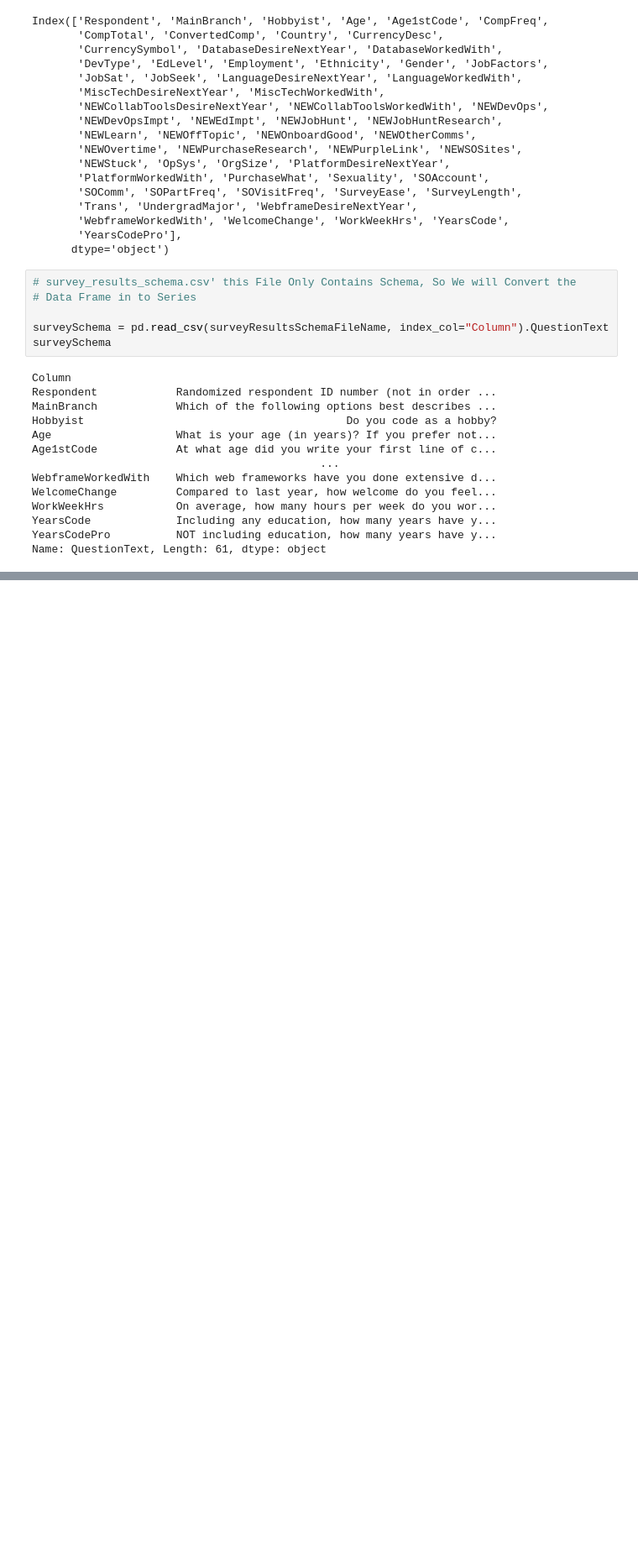
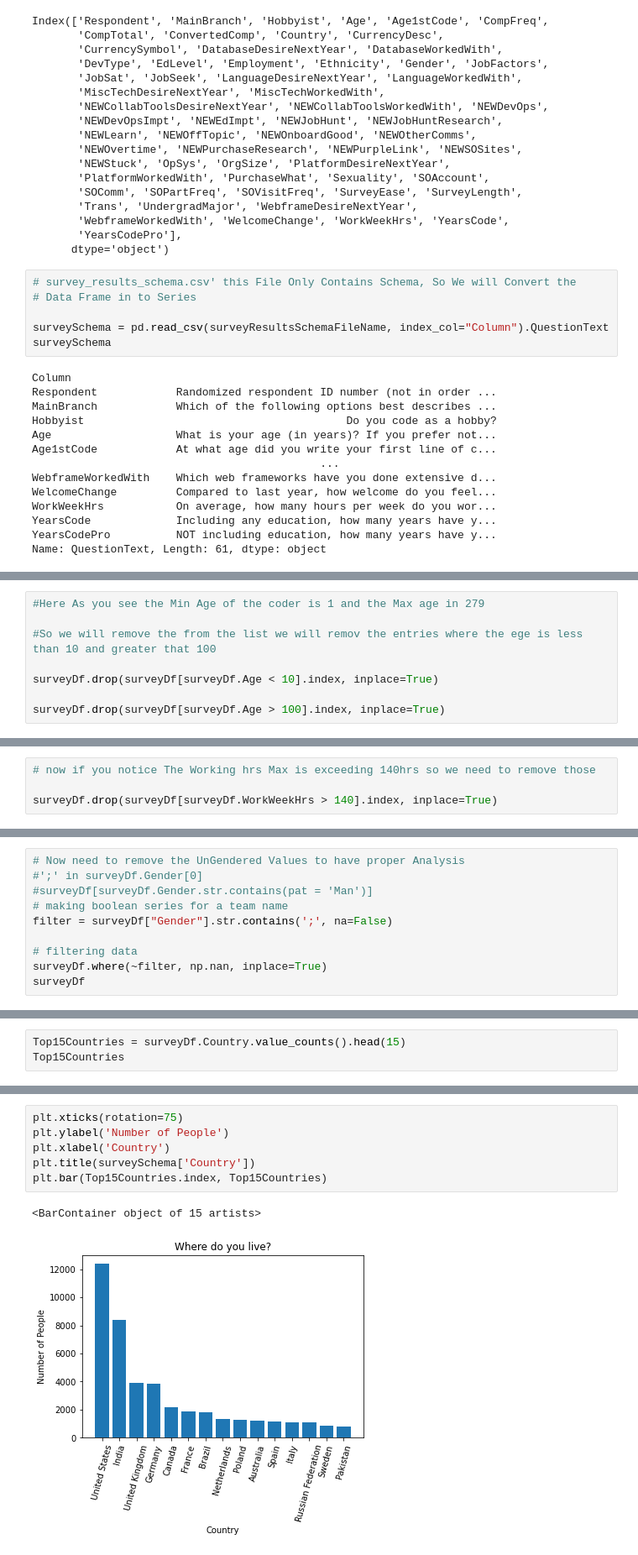
Before and after one commit to Ashutoshsarangi/DataAnalysis, a Jupyter notebook: Project/Stack Overflow Analysis(FreeCodeCamp)/StackOverFlow Survey.ipynb, the cells around one changed output, grey strips where cells are left out. Shown: that part at 84% size. Saved outputs shown, nothing was run; the diff lists cells and outputs as text; blank space fills up the shorter version.

Commit message:
Added Stack Overflow Data

```diff
--- a/Project/Stack Overflow Analysis(FreeCodeCamp)/StackOverFlow Survey.ipynb
+++ b/Project/Stack Overflow Analysis(FreeCodeCamp)/StackOverFlow Survey.ipynb
@@ -78,0 +177,8 @@ Name: YearsCode, dtype: object
+# %%
+#Here As you see the Min Age of the coder is 1 and the Max age in 279
+
+#So we will remove the from the list we will remov the entries where the ege is less than 10 and greater that 100
+
+surveyDf.drop(surveyDf[surveyDf.Age < 10].index, inplace=True)
+
+surveyDf.drop(surveyDf[surveyDf.Age > 100].index, inplace=True)
@@ -78,0 +197,4 @@ Name: YearsCode, dtype: object
+# %%
+# now if you notice The Working hrs Max is exceeding 140hrs so we need to remove those
+
+surveyDf.drop(surveyDf[surveyDf.WorkWeekHrs > 140].index, inplace=True)
@@ -78,0 +232,10 @@ Name: YearsCode, dtype: object
+# %%
+# Now need to remove the UnGendered Values to have proper Analysis
+#';' in surveyDf.Gender[0]
+#surveyDf[surveyDf.Gender.str.contains(pat = 'Man')]
+# making boolean series for a team name
+filter = surveyDf["Gender"].str.contains(';', na=False)
+
+# filtering data
+surveyDf.where(~filter, np.nan, inplace=True)
+surveyDf
@@ -78,0 +289,3 @@ Name: YearsCode, dtype: object
+# %%
+Top15Countries = surveyDf.Country.value_counts().head(15)
+Top15Countries
@@ -78,0 +316,9 @@ Name: YearsCode, dtype: object
+# %%
+plt.xticks(rotation=75)
+plt.ylabel('Number of People')
+plt.xlabel('Country')
+plt.title(surveySchema['Country'])
+plt.bar(Top15Countries.index, Top15Countries)
+# %% [output]
+<BarContainer object of 15 artists>
+[figure, added]
```
Also changed, not shown: parts of 40 cells of this notebook.
